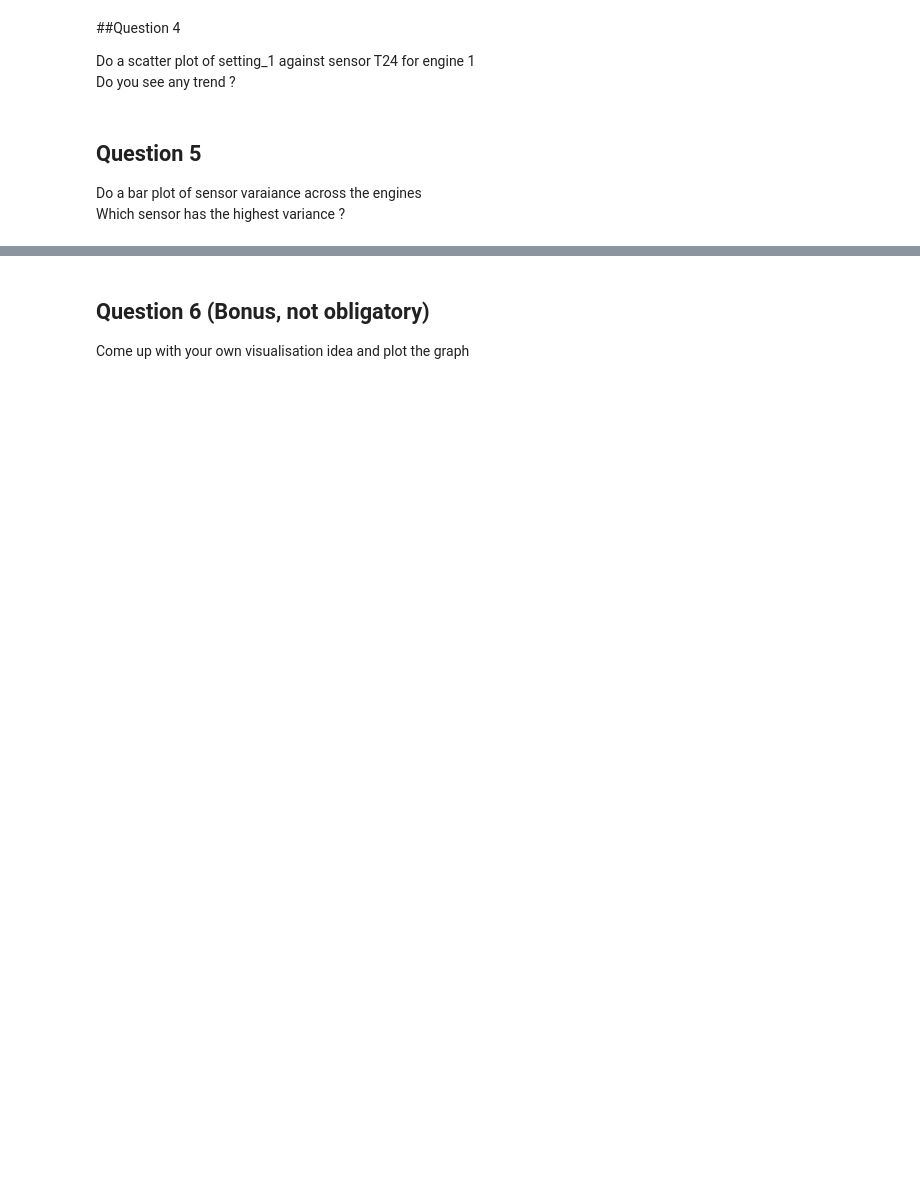
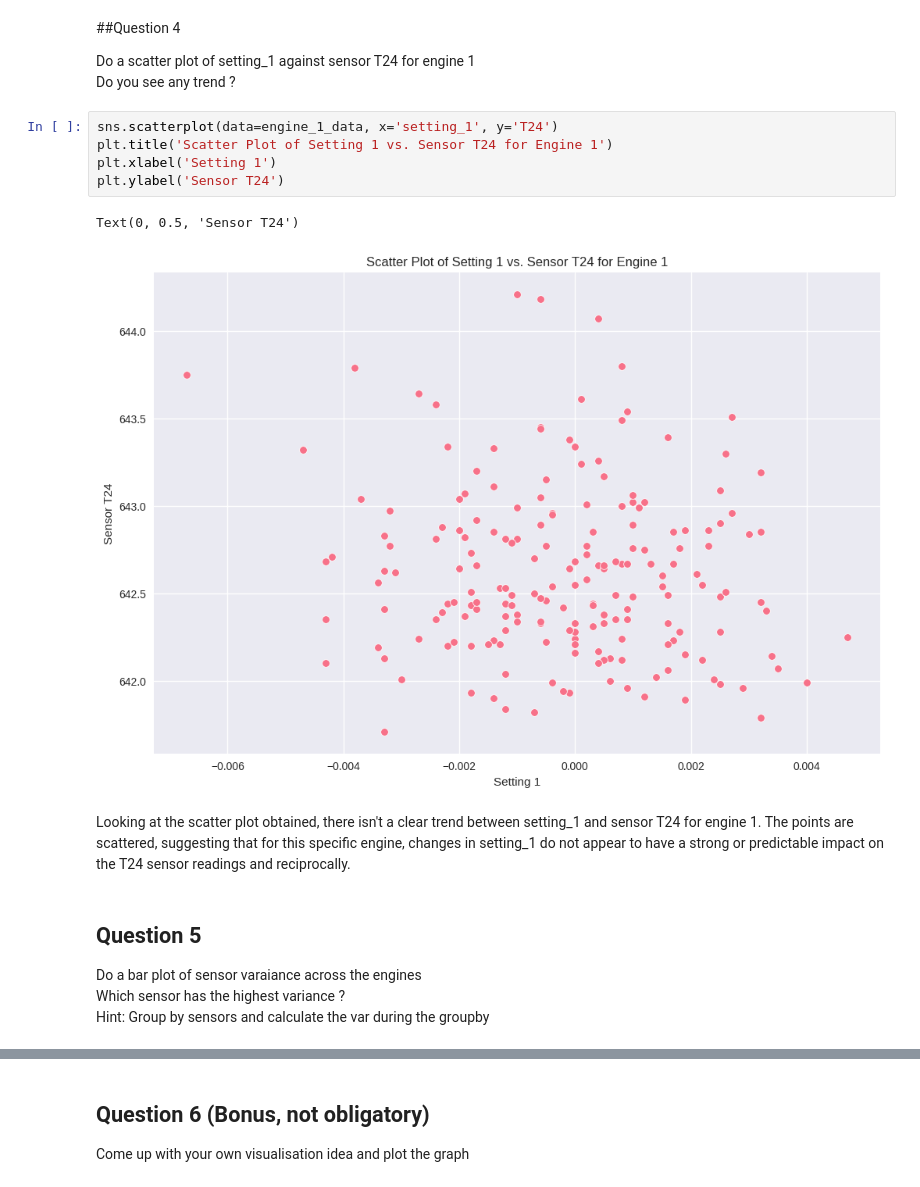
Before and after one commit to KpihX/rocket-durability-ai, a Jupyter notebook: Databoocamp2025_NASA_Turbofan_dataviz_practical.ipynb, the cells around one changed output, grey strips where cells are left out. Cells and saved outputs as stored; diff of their text form; blank space fills up the shorter version.

```diff
--- a/Databoocamp2025_NASA_Turbofan_dataviz_practical.ipynb
+++ b/Databoocamp2025_NASA_Turbofan_dataviz_practical.ipynb
@@ -215,7 +247,18 @@ Describe the line plot: is the data noisy ?, Do you see any trend with time ?
 
 Do a scatter plot of setting_1 against sensor T24 for engine 1\
 Do you see any trend ?
+# %%
+sns.scatterplot(data=engine_1_data, x='setting_1', y='T24')
+plt.title('Scatter Plot of Setting 1 vs. Sensor T24 for Engine 1')
+plt.xlabel('Setting 1')
+plt.ylabel('Sensor T24')
+# %% [output]
+Text(0, 0.5, 'Sensor T24')
+[figure, added]
+# %% [markdown]
+Looking at the scatter plot obtained, there isn't a clear trend between setting_1 and sensor T24 for engine 1. The points are scattered, suggesting that for this specific engine, changes in setting_1 do not appear to have a strong or predictable impact on the T24 sensor readings and reciprocally.
 # %% [markdown]
 ## Question 5
 Do a bar plot of sensor varaiance across the engines\
-Which sensor has the highest variance ?
+Which sensor has the highest variance ?\
+Hint: Group by sensors and calculate the var during the groupby
```
Also changed, not shown: parts of 13 cells of this notebook.
